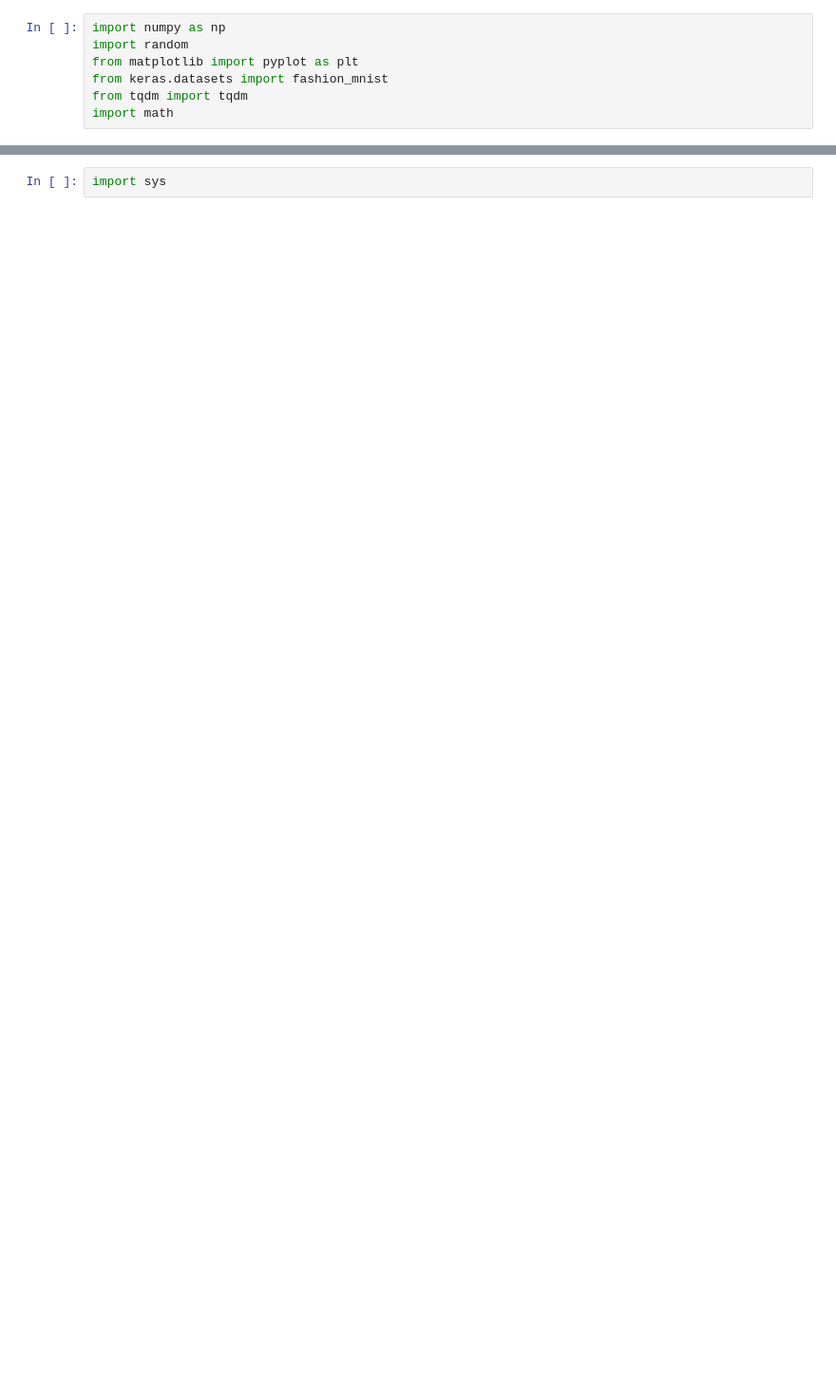
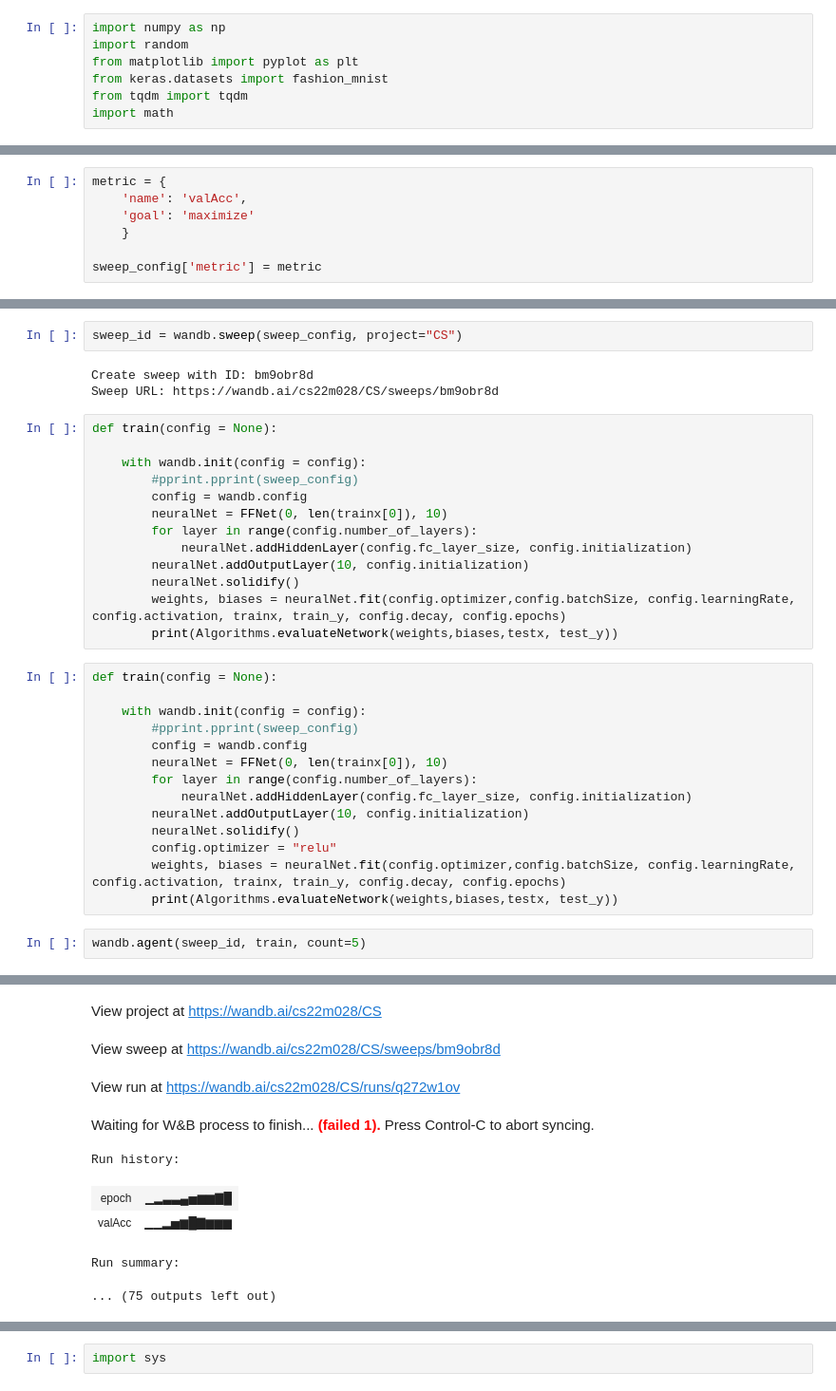
Before and after one commit to Barenya255/Artificial-Deep-Neural-Network-Library, a Jupyter notebook: DLAssignment.ipynb, the cells around one changed output, grey strips where cells are left out. Shown at 95% size. Cells and saved outputs as stored; diff of their text form; blank space fills up the shorter version.

```diff
--- a/DLAssignment.ipynb
+++ b/DLAssignment.ipynb
@@ -55,0 +19,7 @@ Run history:
+# %%
+metric = {
+    'name': 'valAcc',
+    'goal': 'maximize'
+    }
+
+sweep_config['metric'] = metric
@@ -55,0 +79,35 @@ Run history:
+# %%
+sweep_id = wandb.sweep(sweep_config, project="CS")
+# %% [output]
+Create sweep with ID: bm9obr8d
+Sweep URL: https://wandb.ai/cs22m028/CS/sweeps/bm9obr8d
+# %%
+def train(config = None):
+
+    with wandb.init(config = config):
+        #pprint.pprint(sweep_config)
+        config = wandb.config
+        neuralNet = FFNet(0, len(trainx[0]), 10)
+        for layer in range(config.number_of_layers):
+            neuralNet.addHiddenLayer(config.fc_layer_size, config.initialization)
+        neuralNet.addOutputLayer(10, config.initialization)
+        neuralNet.solidify()
+        weights, biases = neuralNet.fit(config.optimizer,config.batchSize, config.learningRate, config.activation, trainx, train_y, config.decay, config.epochs)
+        print(Algorithms.evaluateNetwork(weights,biases,testx, test_y))
+# %%
+def train(config = None):
+
+    with wandb.init(config = config):
+        #pprint.pprint(sweep_config)
+        config = wandb.config
+        neuralNet = FFNet(0, len(trainx[0]), 10)
+        for layer in range(config.number_of_layers):
+            neuralNet.addHiddenLayer(config.fc_layer_size, config.initialization)
+        neuralNet.addOutputLayer(10, config.initialization)
+        neuralNet.solidify()
+        config.optimizer = "relu"
+        weights, biases = neuralNet.fit(config.optimizer,config.batchSize, config.learningRate, config.activation, trainx, train_y, config.decay, config.epochs)
+        print(Algorithms.evaluateNetwork(weights,biases,testx, test_y))
+# %%
+wandb.agent(sweep_id, train, count=5)
+# %% [output]
@@ -56,3 +129,12 @@ Run history:
+View project at https://wandb.ai/cs22m028/CS
+View sweep at https://wandb.ai/cs22m028/CS/sweeps/bm9obr8d
+View run at https://wandb.ai/cs22m028/CS/runs/q272w1ov
+Waiting for W&B process to finish... (failed 1). Press Control-C to abort syncing.
+Run history:
+| epoch | ▁▂▃▃▄▅▆▆▇█ |
+| valAcc | ▁▁▂▅▆█▇▆▆▆ |
+Run summary:
+... (75 outputs left out)
 # %%
 class PreProc:
     def __init__(self):
```
Also changed, not shown: parts of 13 cells of this notebook.
